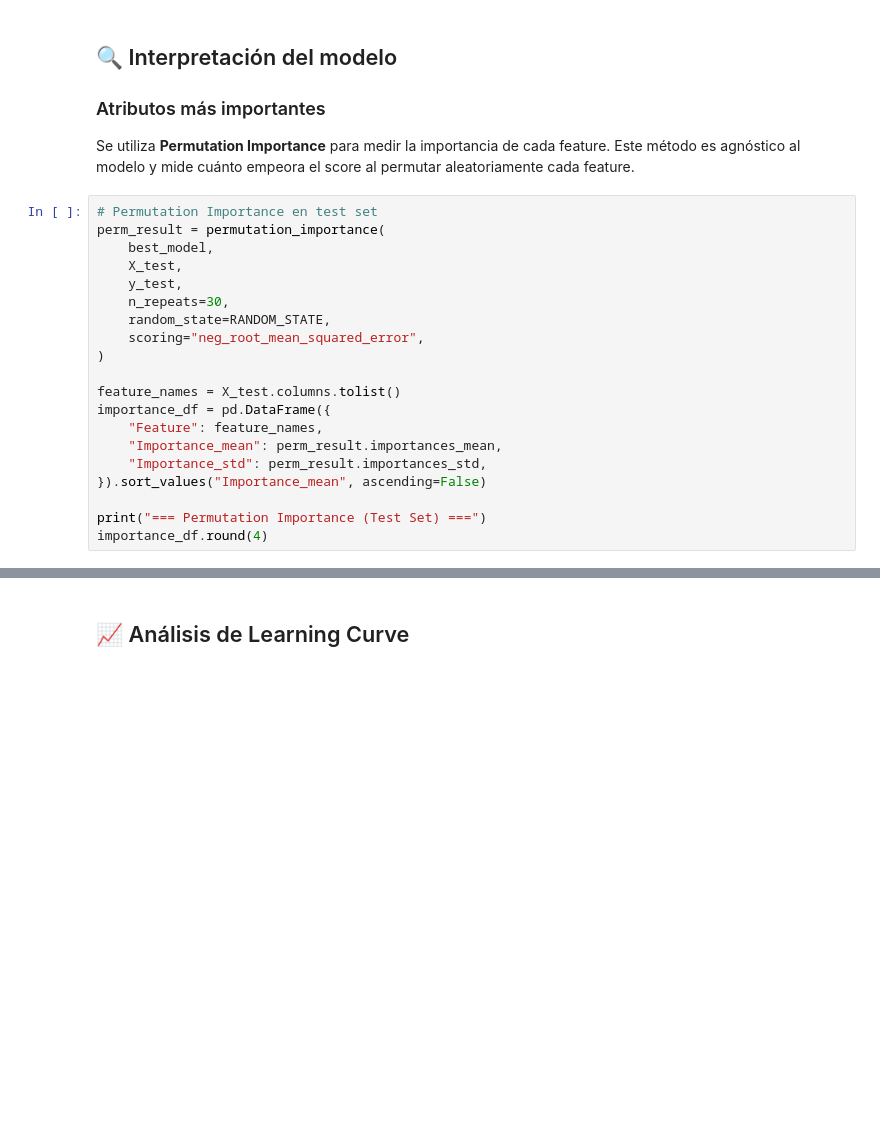
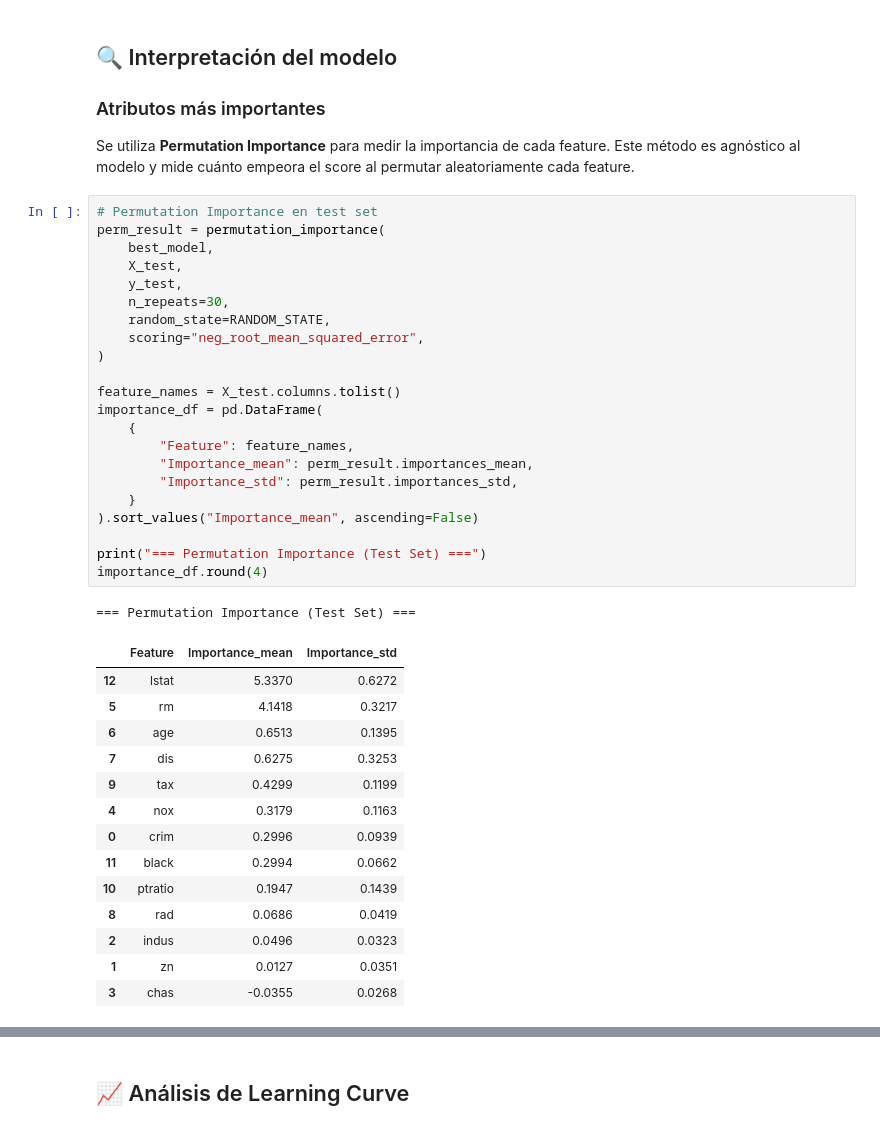
Before and after one commit to RafaGM1108/Boston_Home_Prices, a Jupyter notebook: notebooks/6-interpretation/07_Interpretacion_Modelo.ipynb, the cells around one changed output, grey strips where cells are left out. Cells and saved outputs as stored; diff of their text form; blank space fills up the shorter version.

```diff
--- a/notebooks/6-interpretation/07_Interpretacion_Modelo.ipynb
+++ b/notebooks/6-interpretation/07_Interpretacion_Modelo.ipynb
@@ -92,23 +102,41 @@ Se utiliza **Permutation Importance** para medir la importancia de cada feature.
 # %%
 # Permutation Importance en test set
 perm_result = permutation_importance(
     best_model,
     X_test,
     y_test,
     n_repeats=30,
     random_state=RANDOM_STATE,
     scoring="neg_root_mean_squared_error",
 )
 
 feature_names = X_test.columns.tolist()
-importance_df = pd.DataFrame({
-    "Feature": feature_names,
-    "Importance_mean": perm_result.importances_mean,
-    "Importance_std": perm_result.importances_std,
-}).sort_values("Importance_mean", ascending=False)
+importance_df = pd.DataFrame(
+    {
+        "Feature": feature_names,
+        "Importance_mean": perm_result.importances_mean,
+        "Importance_std": perm_result.importances_std,
+    }
+).sort_values("Importance_mean", ascending=False)
 
 print("=== Permutation Importance (Test Set) ===")
 importance_df.round(4)
+# %% [output]
+=== Permutation Importance (Test Set) ===
+|  | Feature | Importance_mean | Importance_std |
+| 12 | lstat | 5.3370 | 0.6272 |
+| 5 | rm | 4.1418 | 0.3217 |
+| 6 | age | 0.6513 | 0.1395 |
+| 7 | dis | 0.6275 | 0.3253 |
+| 9 | tax | 0.4299 | 0.1199 |
+| 4 | nox | 0.3179 | 0.1163 |
+| 0 | crim | 0.2996 | 0.0939 |
+| 11 | black | 0.2994 | 0.0662 |
+| 10 | ptratio | 0.1947 | 0.1439 |
+| 8 | rad | 0.0686 | 0.0419 |
+| 2 | indus | 0.0496 | 0.0323 |
+| 1 | zn | 0.0127 | 0.0351 |
+| 3 | chas | -0.0355 | 0.0268 |
 # %%
 # Gráfico de importancia
 fig, ax = plt.subplots(figsize=(10, 6))
```
Also changed, not shown: parts of 14 cells of this notebook.
